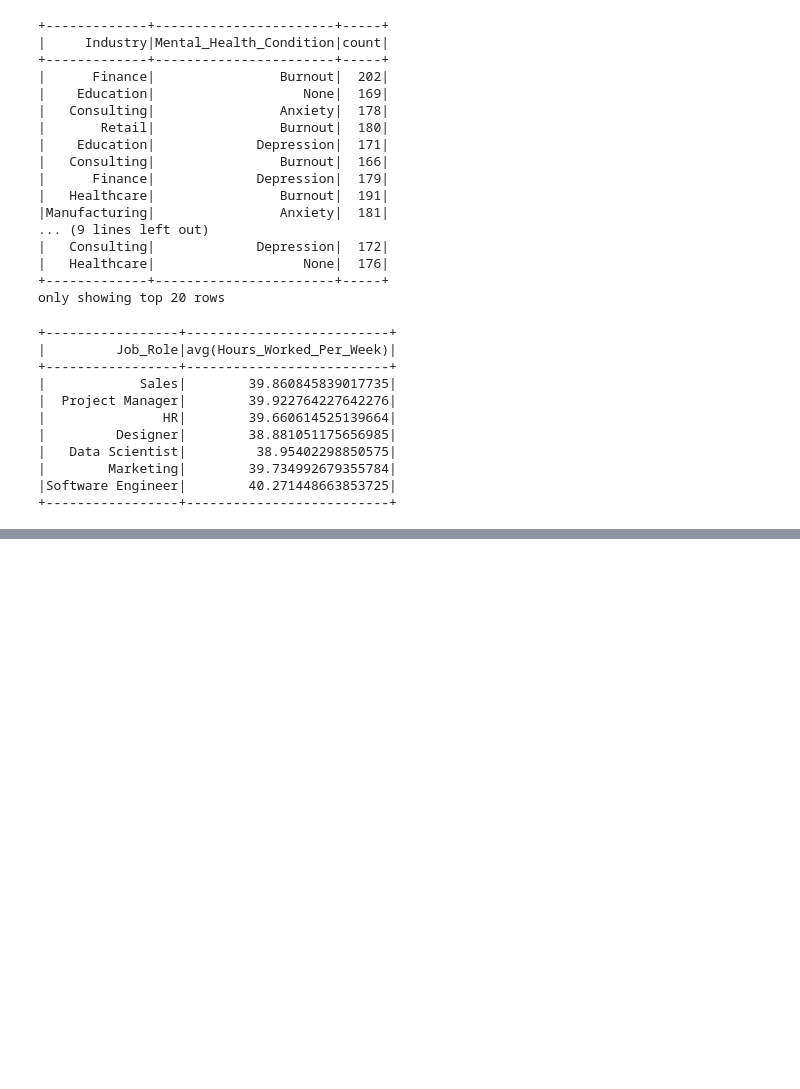
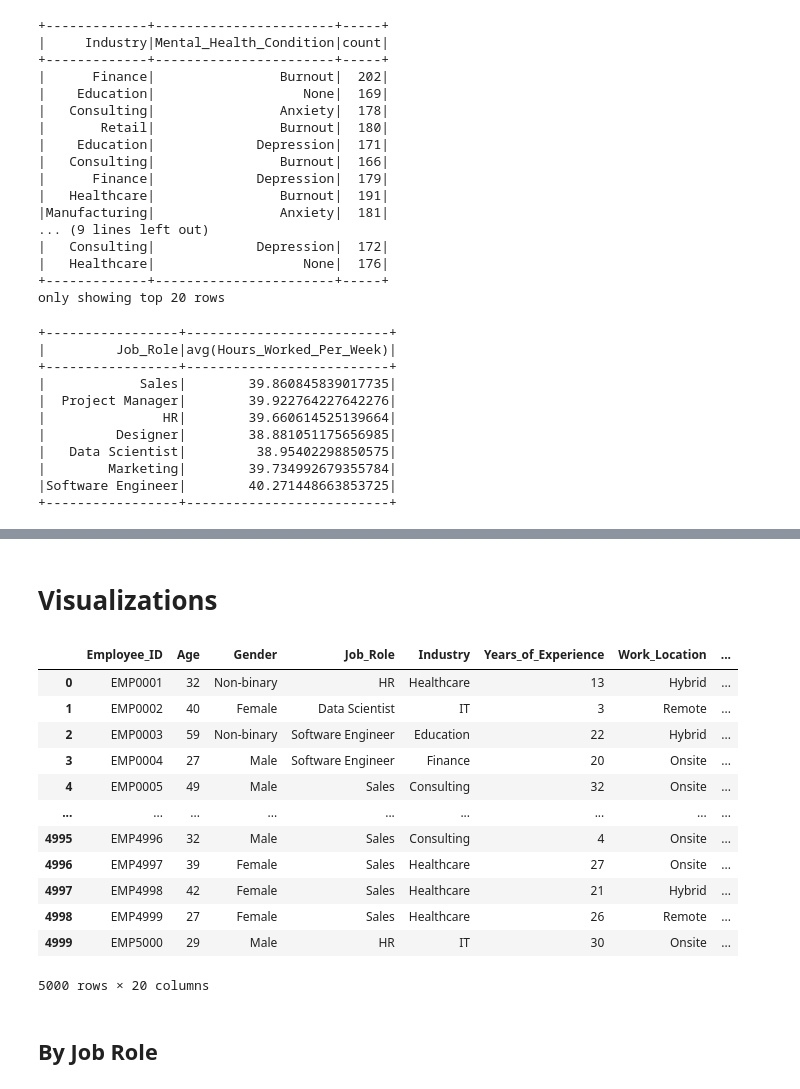
Before and after one commit to rosa-lpz/Data-Analysis-Portfolio, a Jupyter notebook: Python Plotly - Remote Work & Mental Health/Impact_of_Remote_Work_on_Mental_Health_(PySpark).ipynb, the cells around one changed output, grey strips where cells are left out. Drawn from its saved outputs; the diff is of its cells as text; code cells hidden in the pictures; blank space fills up the shorter version.

```diff
--- a/Python Plotly - Remote Work & Mental Health/Impact_of_Remote_Work_on_Mental_Health_(PySpark).ipynb
+++ b/Python Plotly - Remote Work & Mental Health/Impact_of_Remote_Work_on_Mental_Health_(PySpark).ipynb
@@ -162,3 +181,25 @@ unsatisfied_employees.show(5)
 |    EMP0006| 59|Non-binary|            Sales|        IT|                 31|       Hybrid|                   39|                         3|                       4|        High|                   Non ...
 +-----------+---+----------+-----------------+----------+-------------------+-------------+---------------------+--------------------------+------------------------+------------+---------------------- ...
 only showing top 5 rows
+# %% [markdown]
+# **Visualizations**
+# %%
+# Convert Spark DataFrame to Pandas for visualization
+pandas_df = df.toPandas()
+pandas_df
+# %% [output]
+|  | Employee_ID | Age | Gender | Job_Role | Industry | Years_of_Experience | Work_Location | ... |
+| 0 | EMP0001 | 32 | Non-binary | HR | Healthcare | 13 | Hybrid | ... |
+| 1 | EMP0002 | 40 | Female | Data Scientist | IT | 3 | Remote | ... |
+| 2 | EMP0003 | 59 | Non-binary | Software Engineer | Education | 22 | Hybrid | ... |
+| 3 | EMP0004 | 27 | Male | Software Engineer | Finance | 20 | Onsite | ... |
+| 4 | EMP0005 | 49 | Male | Sales | Consulting | 32 | Onsite | ... |
+| ... | ... | ... | ... | ... | ... | ... | ... | ... |
+| 4995 | EMP4996 | 32 | Male | Sales | Consulting | 4 | Onsite | ... |
+| 4996 | EMP4997 | 39 | Female | Sales | Healthcare | 27 | Onsite | ... |
+| 4997 | EMP4998 | 42 | Female | Sales | Healthcare | 21 | Hybrid | ... |
+| 4998 | EMP4999 | 27 | Female | Sales | Healthcare | 26 | Remote | ... |
+| 4999 | EMP5000 | 29 | Male | HR | IT | 30 | Onsite | ... |
+5000 rows × 20 columns
+# %% [markdown]
+## By Job Role
```
Also changed, not shown: parts of 6 cells of this notebook.
